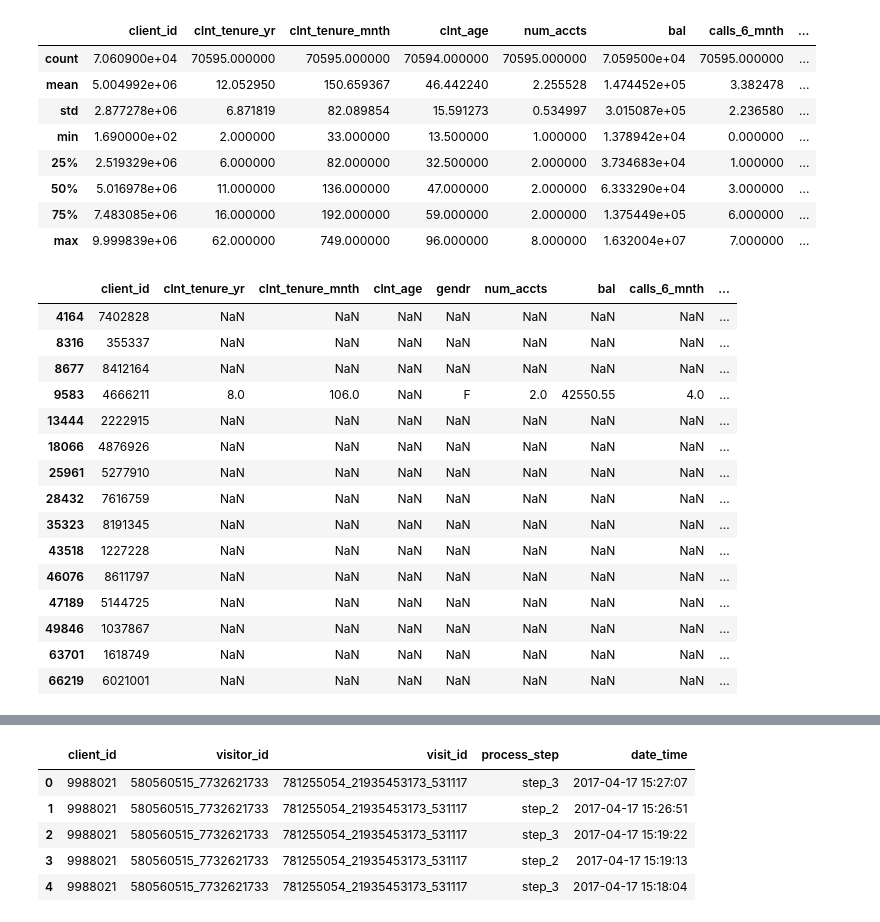
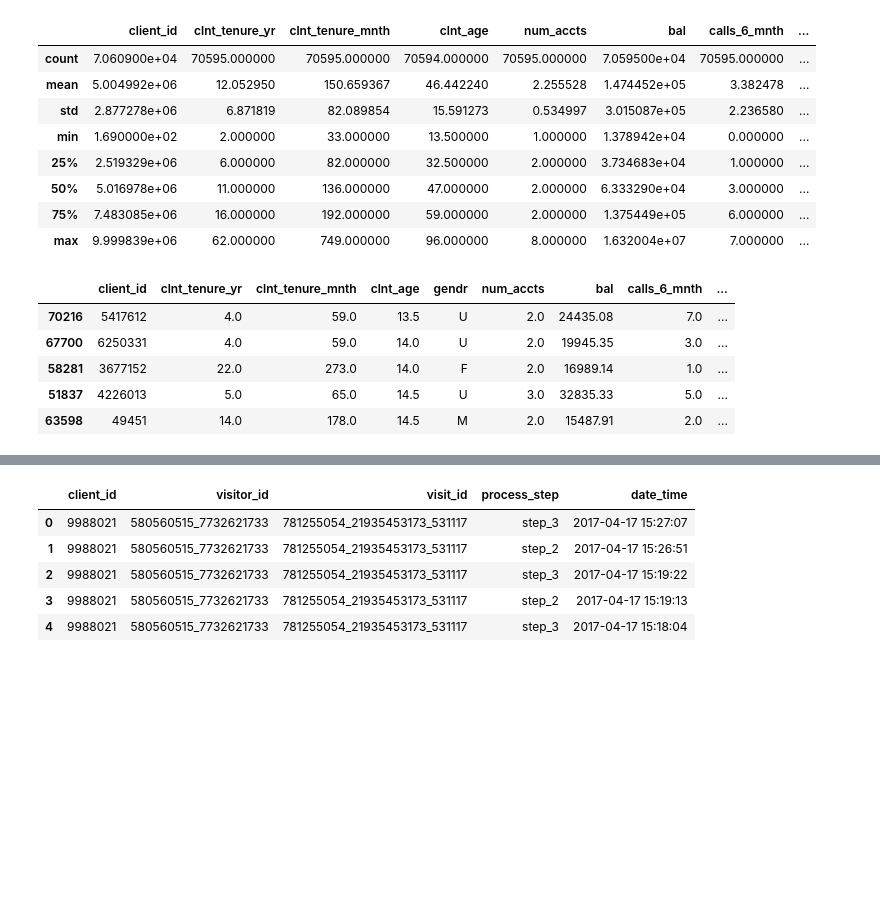
Before and after one commit to winifredpaul/vanguard-ab-test, a Jupyter notebook: Project 2 - EDA.ipynb, the cells around one changed output, grey strips where cells are left out. Saved outputs shown, nothing was run; the diff lists cells and outputs as text; code cells hidden in the pictures; blank space fills up the shorter version.

```diff
--- a/Project 2 - EDA.ipynb
+++ b/Project 2 - EDA.ipynb
@@ -102,22 +134,13 @@ df_final_demo.describe()
 | 50% | 5.016978e+06 | 11.000000 | 136.000000 | 47.000000 | 2.000000 | 6.333290e+04 | 3.000000 | ... |
 | 75% | 7.483085e+06 | 16.000000 | 192.000000 | 59.000000 | 2.000000 | 1.375449e+05 | 6.000000 | ... |
 | max | 9.999839e+06 | 62.000000 | 749.000000 | 96.000000 | 8.000000 | 1.632004e+07 | 7.000000 | ... |
-# %%
-df_final_demo[df_final_demo.isnull().any(axis=1)]
-# %% [output]
-|  | client_id | clnt_tenure_yr | clnt_tenure_mnth | clnt_age | gendr | num_accts | bal | calls_6_mnth | ... |
-| 4164 | 7402828 | NaN | NaN | NaN | NaN | NaN | NaN | NaN | ... |
-| 8316 | 355337 | NaN | NaN | NaN | NaN | NaN | NaN | NaN | ... |
-| 8677 | 8412164 | NaN | NaN | NaN | NaN | NaN | NaN | NaN | ... |
-| 9583 | 4666211 | 8.0 | 106.0 | NaN | F | 2.0 | 42550.55 | 4.0 | ... |
-| 13444 | 2222915 | NaN | NaN | NaN | NaN | NaN | NaN | NaN | ... |
-| 18066 | 4876926 | NaN | NaN | NaN | NaN | NaN | NaN | NaN | ... |
-| 25961 | 5277910 | NaN | NaN | NaN | NaN | NaN | NaN | NaN | ... |
-| 28432 | 7616759 | NaN | NaN | NaN | NaN | NaN | NaN | NaN | ... |
-| 35323 | 8191345 | NaN | NaN | NaN | NaN | NaN | NaN | NaN | ... |
-| 43518 | 1227228 | NaN | NaN | NaN | NaN | NaN | NaN | NaN | ... |
-| 46076 | 8611797 | NaN | NaN | NaN | NaN | NaN | NaN | NaN | ... |
-| 47189 | 5144725 | NaN | NaN | NaN | NaN | NaN | NaN | NaN | ... |
-| 49846 | 1037867 | NaN | NaN | NaN | NaN | NaN | NaN | NaN | ... |
-| 63701 | 1618749 | NaN | NaN | NaN | NaN | NaN | NaN | NaN | ... |
-| 66219 | 6021001 | NaN | NaN | NaN | NaN | NaN | NaN | NaN | ... |
+# %%
+# Look at the youngest clients to check the age data makes sense
+clients_demo_df.sort_values("clnt_age").head()
+# %% [output]
+|  | client_id | clnt_tenure_yr | clnt_tenure_mnth | clnt_age | gendr | num_accts | bal | calls_6_mnth | ... |
+| 70216 | 5417612 | 4.0 | 59.0 | 13.5 | U | 2.0 | 24435.08 | 7.0 | ... |
+| 67700 | 6250331 | 4.0 | 59.0 | 14.0 | U | 2.0 | 19945.35 | 3.0 | ... |
+| 58281 | 3677152 | 22.0 | 273.0 | 14.0 | F | 2.0 | 16989.14 | 1.0 | ... |
+| 51837 | 4226013 | 5.0 | 65.0 | 14.5 | U | 3.0 | 32835.33 | 5.0 | ... |
+| 63598 | 49451 | 14.0 | 178.0 | 14.5 | M | 2.0 | 15487.91 | 2.0 | ... |
```
Also changed, not shown: parts of 88 cells of this notebook.
